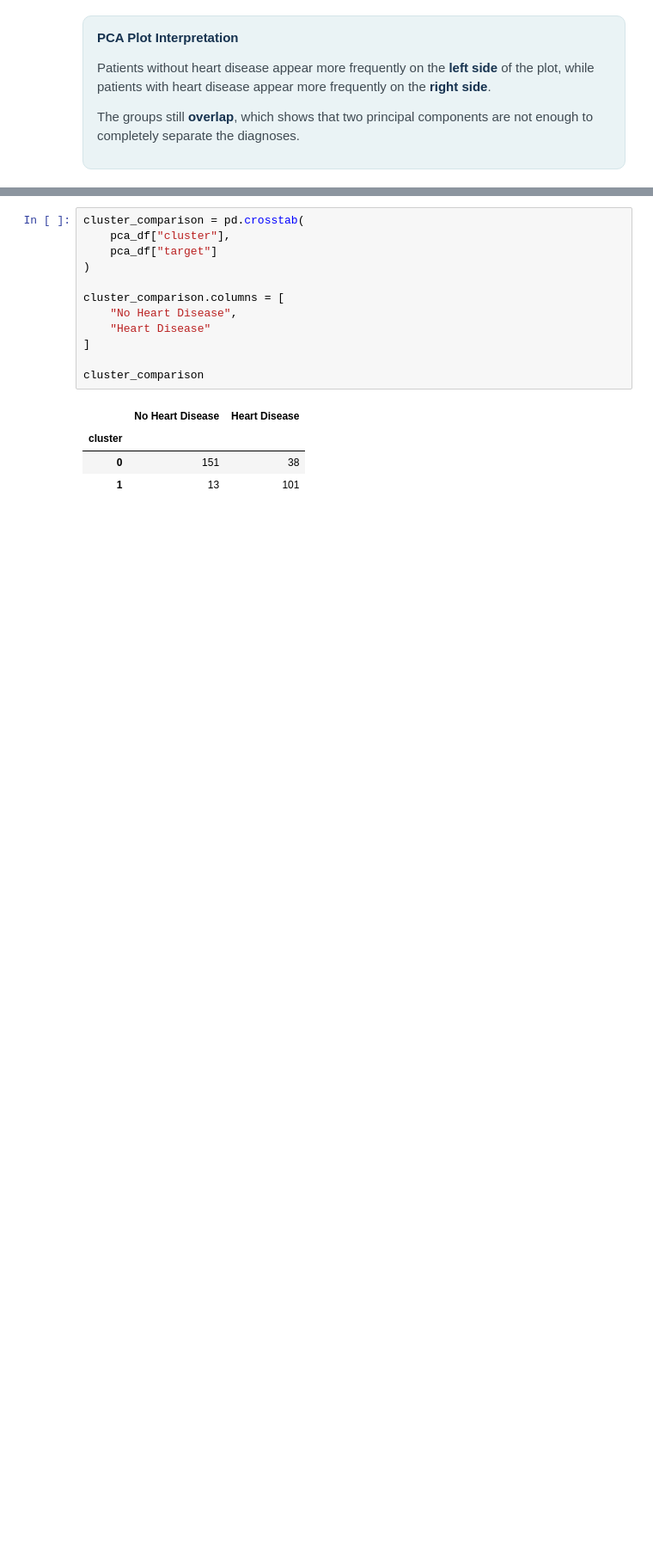
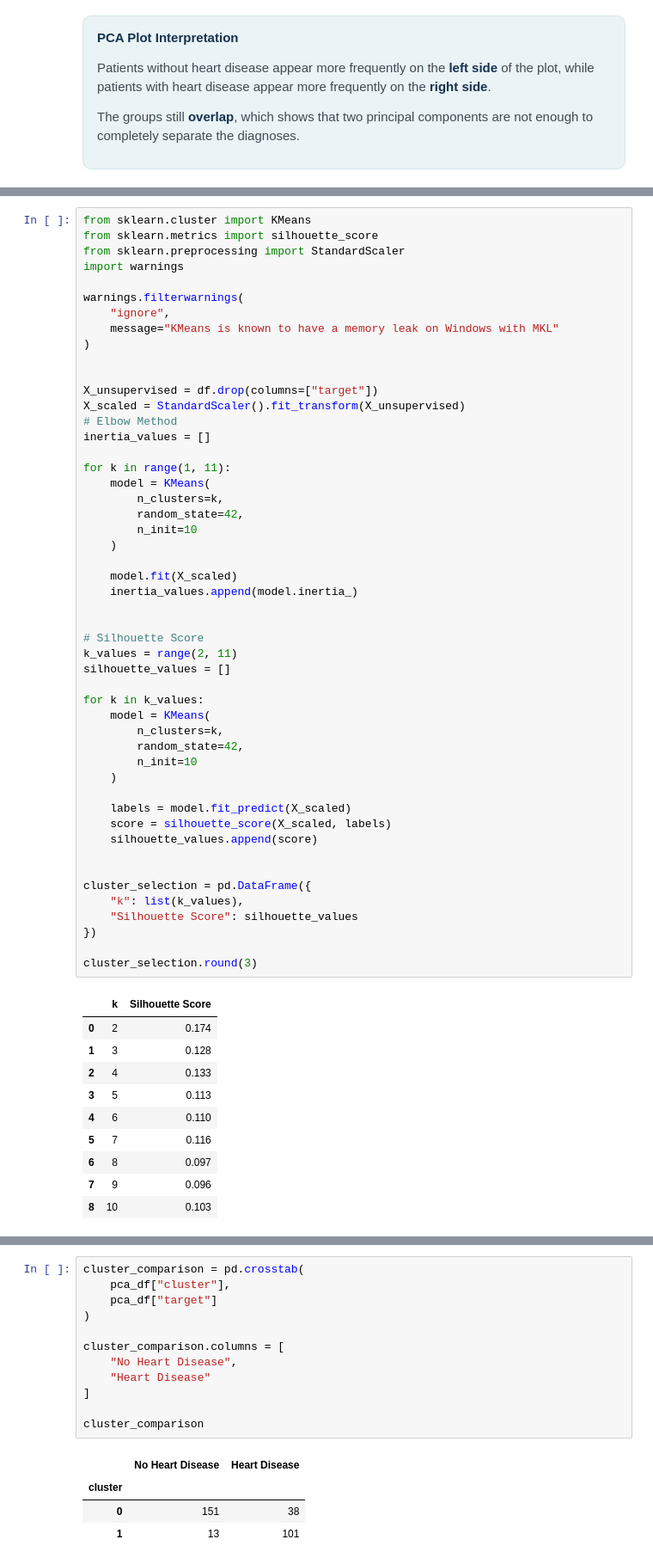
Before and after one commit to assma122/Binx-ai-ml-training, a Jupyter notebook: PROJECT/Notebooks/M1_Data_Understanding.ipynb, the cells around one changed output, grey strips where cells are left out. Shown at 86% size. Drawn from its saved outputs; the diff is of its cells as text; blank space fills up the shorter version.

```diff
--- a/PROJECT/Notebooks/M1_Data_Understanding.ipynb
+++ b/PROJECT/Notebooks/M1_Data_Understanding.ipynb
@@ -4151,0 +4123,61 @@ The groups were formed using clinical features rather than the known diagnosis.
+# %%
+from sklearn.cluster import KMeans
+from sklearn.metrics import silhouette_score
+from sklearn.preprocessing import StandardScaler
+import warnings
+
+warnings.filterwarnings(
+    "ignore",
+    message="KMeans is known to have a memory leak on Windows with MKL"
+)
+
+
+X_unsupervised = df.drop(columns=["target"])
+X_scaled = StandardScaler().fit_transform(X_unsupervised)
+# Elbow Method
+inertia_values = []
+
+for k in range(1, 11):
+    model = KMeans(
+        n_clusters=k,
+        random_state=42,
+        n_init=10
+    )
+
+    model.fit(X_scaled)
+    inertia_values.append(model.inertia_)
+
+
+# Silhouette Score
+k_values = range(2, 11)
+silhouette_values = []
+
+for k in k_values:
+    model = KMeans(
+        n_clusters=k,
+        random_state=42,
+        n_init=10
+    )
+
+    labels = model.fit_predict(X_scaled)
+    score = silhouette_score(X_scaled, labels)
+    silhouette_values.append(score)
+
+
+cluster_selection = pd.DataFrame({
+    "k": list(k_values),
+    "Silhouette Score": silhouette_values
+})
+
+cluster_selection.round(3)
+# %% [output]
+|  | k | Silhouette Score |
+| 0 | 2 | 0.174 |
+| 1 | 3 | 0.128 |
+| 2 | 4 | 0.133 |
+| 3 | 5 | 0.113 |
+| 4 | 6 | 0.110 |
+| 5 | 7 | 0.116 |
+| 6 | 8 | 0.097 |
+| 7 | 9 | 0.096 |
+| 8 | 10 | 0.103 |
```
Also changed, not shown: parts of 19 cells of this notebook.
